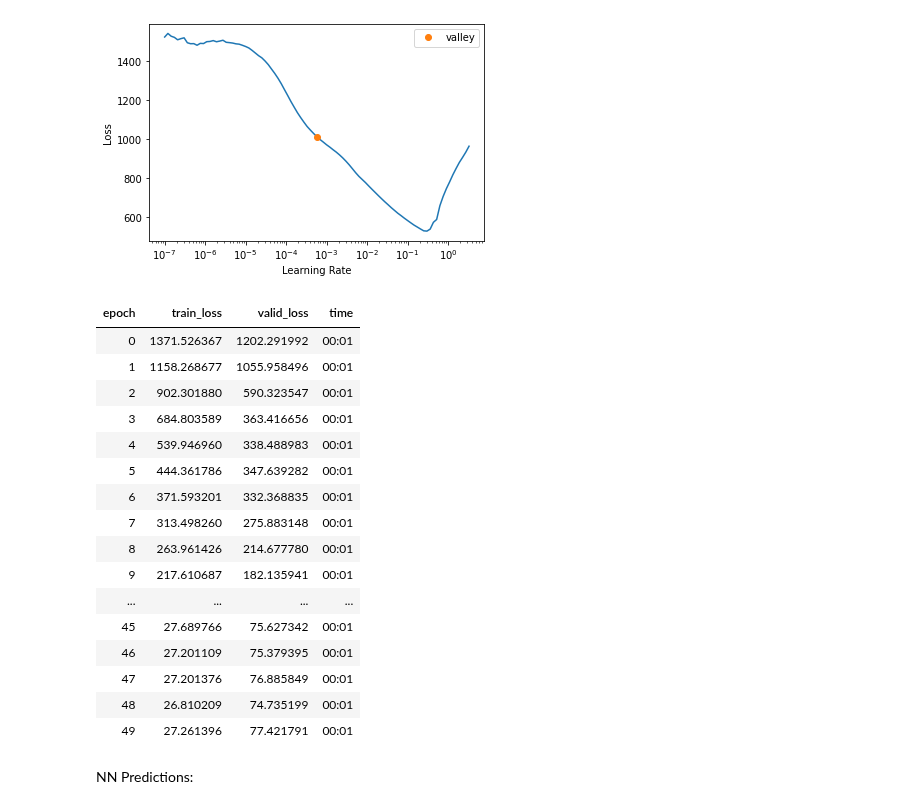
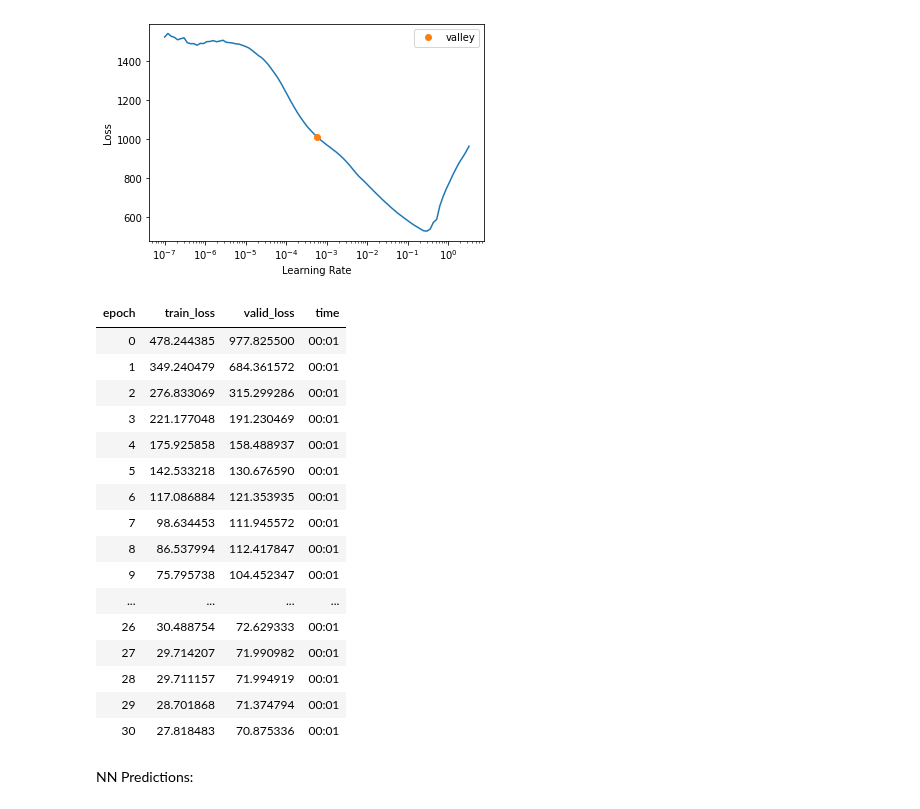
Before and after one commit to swicklund/hackathon, a Jupyter notebook: MLModel-FINAL.ipynb, the cells around one changed output. Saved outputs shown, nothing was run; the diff lists cells and outputs as text; code cells hidden in the pictures.

```diff
--- a/MLModel-FINAL.ipynb
+++ b/MLModel-FINAL.ipynb
@@ -926,22 +935,24 @@ learn.lr_find()
 SuggestedLRs(valley=0.0005754399462603033)
 [figure]
 # %%
-learn.fit_one_cycle(50, 1e-4)
+# learn.fit_one_cycle(50, 1e-4)
-# %% [output]
-| epoch | train_loss | valid_loss | time |
-| 0 | 1371.526367 | 1202.291992 | 00:01 |
-| 1 | 1158.268677 | 1055.958496 | 00:01 |
-| 2 | 902.301880 | 590.323547 | 00:01 |
-| 3 | 684.803589 | 363.416656 | 00:01 |
-| 4 | 539.946960 | 338.488983 | 00:01 |
-| 5 | 444.361786 | 347.639282 | 00:01 |
-| 6 | 371.593201 | 332.368835 | 00:01 |
-| 7 | 313.498260 | 275.883148 | 00:01 |
-| 8 | 263.961426 | 214.677780 | 00:01 |
-| 9 | 217.610687 | 182.135941 | 00:01 |
-| ... | ... | ... | ... |
-| 45 | 27.689766 | 75.627342 | 00:01 |
-| 46 | 27.201109 | 75.379395 | 00:01 |
-| 47 | 27.201376 | 76.885849 | 00:01 |
-| 48 | 26.810209 | 74.735199 | 00:01 |
-| 49 | 27.261396 | 77.421791 | 00:01 |
+# %%
+learn.fit_flat_cos(31, 1e-4)
+# %% [output]
+| epoch | train_loss | valid_loss | time |
+| 0 | 478.244385 | 977.825500 | 00:01 |
+| 1 | 349.240479 | 684.361572 | 00:01 |
+| 2 | 276.833069 | 315.299286 | 00:01 |
+| 3 | 221.177048 | 191.230469 | 00:01 |
+| 4 | 175.925858 | 158.488937 | 00:01 |
+| 5 | 142.533218 | 130.676590 | 00:01 |
+| 6 | 117.086884 | 121.353935 | 00:01 |
+| 7 | 98.634453 | 111.945572 | 00:01 |
+| 8 | 86.537994 | 112.417847 | 00:01 |
+| 9 | 75.795738 | 104.452347 | 00:01 |
+| ... | ... | ... | ... |
+| 26 | 30.488754 | 72.629333 | 00:01 |
+| 27 | 29.714207 | 71.990982 | 00:01 |
+| 28 | 29.711157 | 71.994919 | 00:01 |
+| 29 | 28.701868 | 71.374794 | 00:01 |
+| 30 | 27.818483 | 70.875336 | 00:01 |
```
Also changed, not shown: parts of 23 cells of this notebook.
